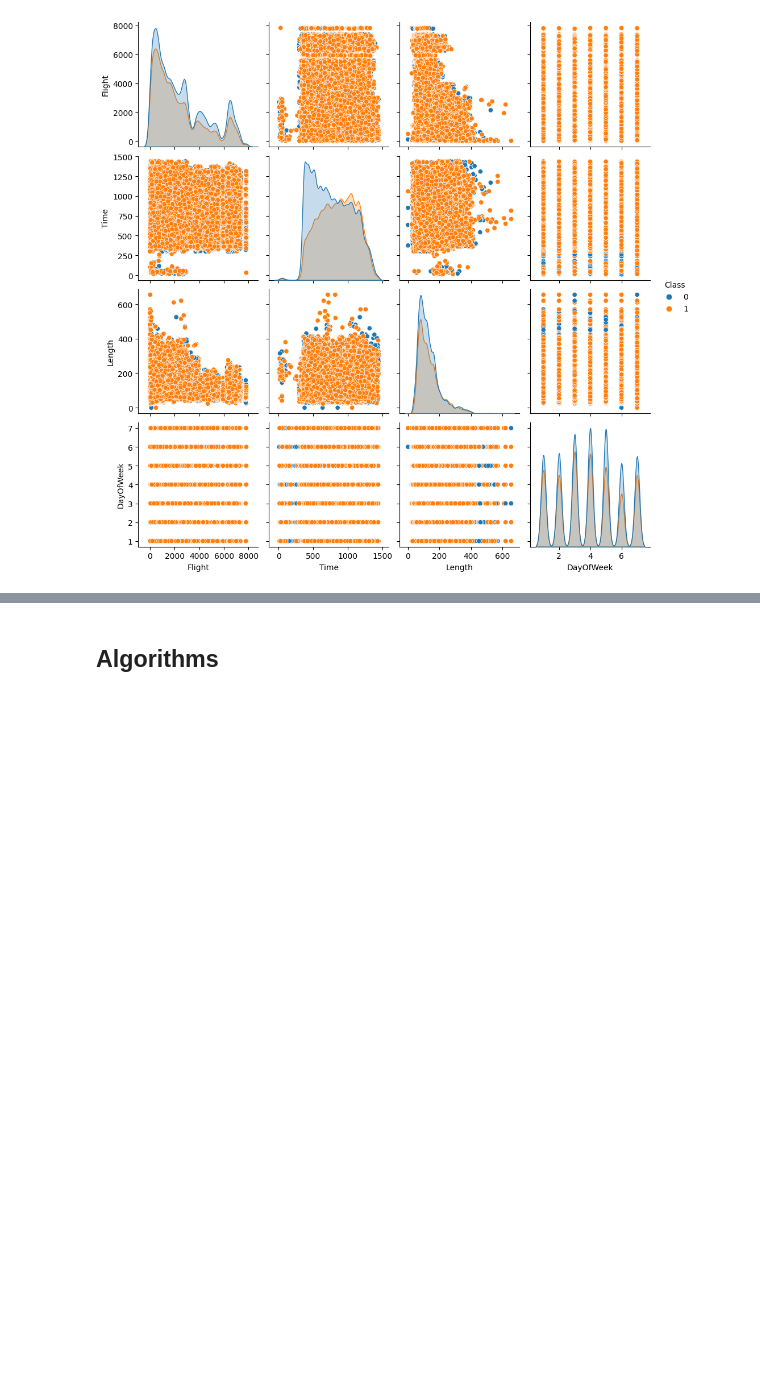
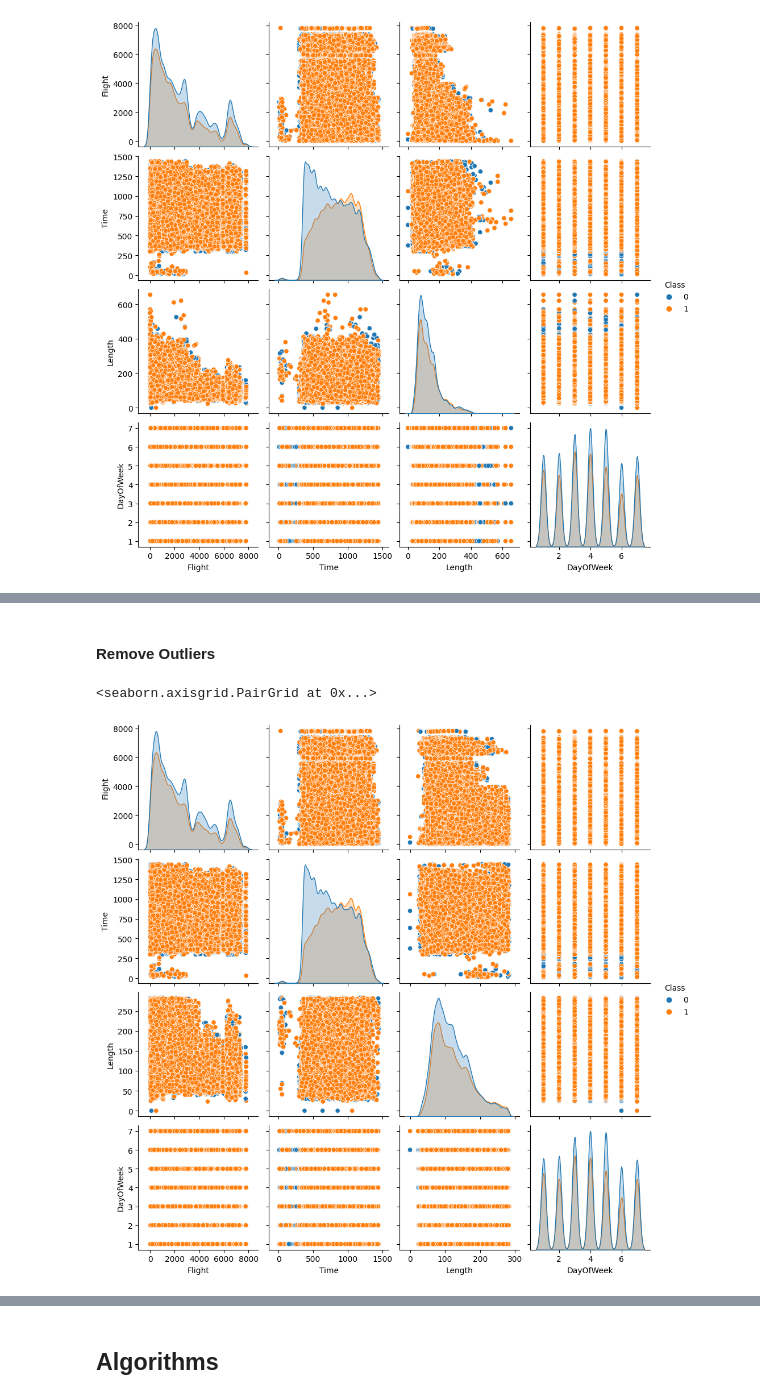
Before and after one commit to ICWeiner/FEUP-IART, a Jupyter notebook: Proj2/IA_T10_G27_Assignment2.ipynb, the cells around one changed output, grey strips where cells are left out. Cells and saved outputs as stored; diff of their text form; code cells hidden in the pictures; blank space fills up the shorter version.

Commit message:
remove outliers

```diff
--- a/Proj2/IA_T10_G27_Assignment2.ipynb
+++ b/Proj2/IA_T10_G27_Assignment2.ipynb
@@ -92,3 +101,24 @@ sb.pairplot(data.dropna(), hue='Class')
 # %% [output]
 <seaborn.axisgrid.PairGrid at 0x...>
 [figure]
+# %%
+def detecting_outliers(data):
+    outlier_percents = {}
+
+    for column in data.columns:
+
+        if data[column].dtype != object:
+
+            q1 = np.quantile(data[column], 0.25)
+            q3 = np.quantile(data[column], 0.75)
+            iqr = q3 - q1
+            upper = q3 + (1.5 * iqr)
+            lower = q1 - (1.5 * iqr)
+            outliers = data[(data[column] > upper) | (data[column] < lower)][column]
+            outlier_percentage = len(outliers) / len(data[column]) * 100
+            outlier_percents[column] = outlier_percentage
+            outlier_df = pd.DataFrame(data = outlier_percents.values(), index = outlier_percents.keys(), columns = ['Outlier_%'])
+
+    return outlier_df.sort_values(by = 'Outlier_%', ascending = False)
+
+detecting_outliers(data)
@@ -94,0 +132,19 @@ sb.pairplot(data.dropna(), hue='Class')
+# %% [markdown]
+#### Remove Outliers
+# %%
+outlier_df = detecting_outliers(data)
+cols_with_outliers = outlier_df[outlier_df['Outlier_%'] > 0].index
+for col in cols_with_outliers:
+    q1 = np.quantile(data[col], 0.25)
+    q3 = np.quantile(data[col], 0.75)
+    iqr = q3 - q1
+    upper = q3 + (1.5 * iqr)
+    lower = q1 - (1.5 * iqr)
+    data = data[(data[col] <= upper) & (data[col] >= lower)]
+# %%
+%matplotlib inline
+
+sb.pairplot(data, hue='Class')
+# %% [output]
+<seaborn.axisgrid.PairGrid at 0x...>
+[figure, added]
```
Also changed, not shown: parts of 6 cells of this notebook.
